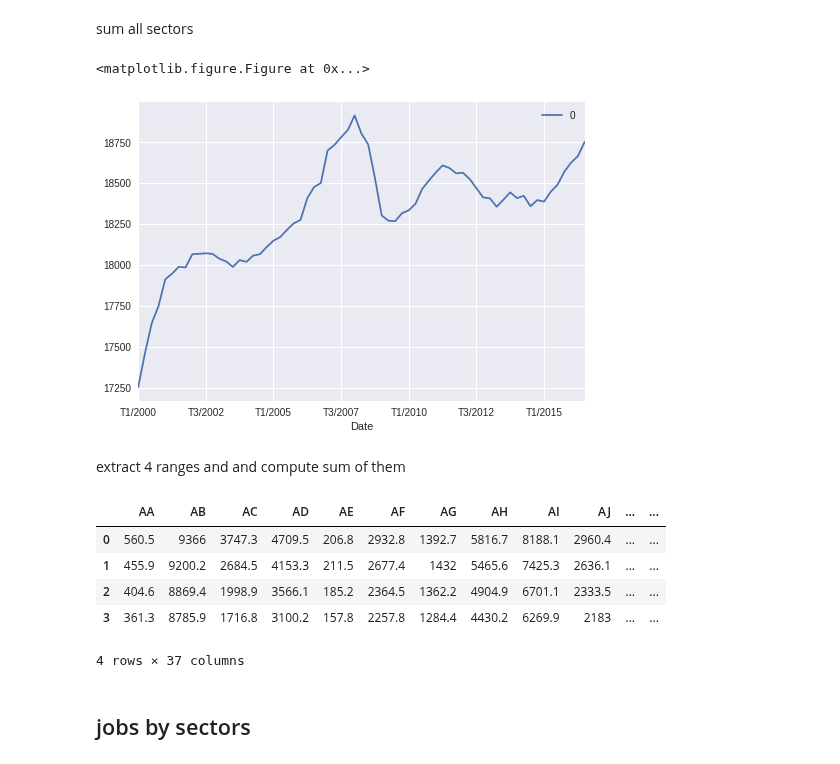
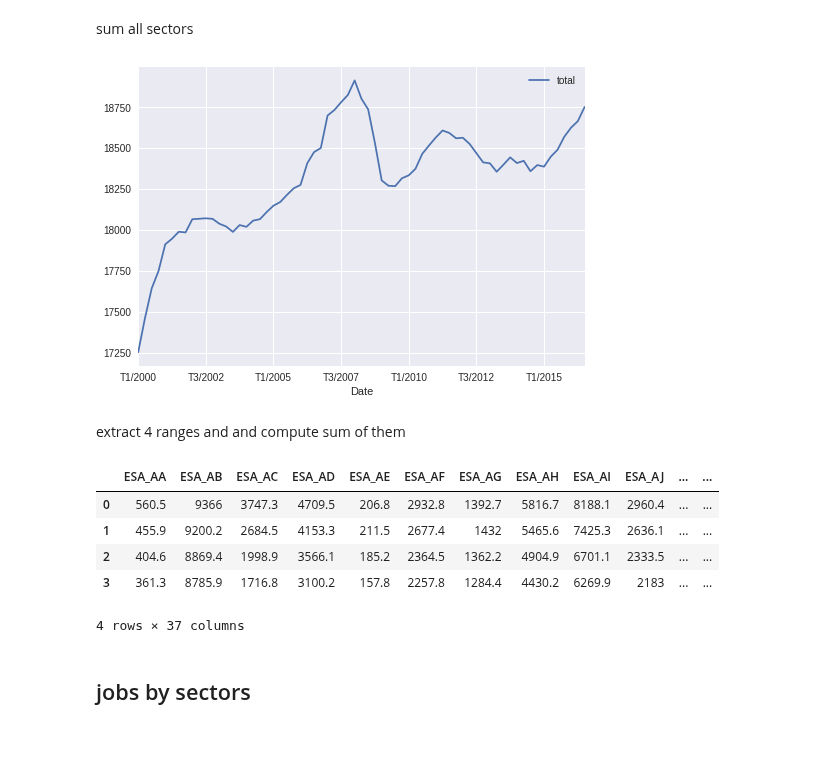
Before and after one commit to sebwdz/JobAnalysis, a Jupyter notebook: notebooks/ESA descriptive analysis.ipynb, the cells around one changed output. Cells and saved outputs as stored; diff of their text form; code cells hidden in the pictures.

```diff
--- a/notebooks/ESA descriptive analysis.ipynb
+++ b/notebooks/ESA descriptive analysis.ipynb
@@ -23,0 +31,3 @@ data_frame.head()
+# %%
+data_frame, columns = data.esa.data_set()
+data_frame.head()
@@ -24,14 +42,13 @@ data_frame.head()
 # %% [markdown]
 sum all sectors
 # %%
-s = data_frame.copy().drop("Date", axis=1).sum(axis=1)
-plt.figure()
-d = pd.concat([s, data_frame[["Date"]]], axis=1)
-d.plot(x="Date")
-plt.show()
+sum_data = data_frame.copy().drop("Date", axis=1).sum(axis=1)
+sum_data = pd.concat([sum_data, data_frame[["Date"]]], axis=1)
+sum_data.columns = ["total", "Date"]
+
+visualization.simple.temporal(sum_data)
 # %% [output]
-<matplotlib.figure.Figure at 0x...>
-[figure, old version]
+[figure, new version]
 # %% [markdown]
 extract 4 ranges and and compute sum of them
 # %%
@@ -39,11 +56,11 @@ d1 = pd.DataFrame(data_frame.head(16).sum(axis=0)).transpose()
 d2 = pd.DataFrame(data_frame.iloc[48:64].sum(axis=0)).transpose()
 d3 = pd.DataFrame(data_frame.iloc[16:32].sum(axis=0)).transpose()
 d4 = pd.DataFrame(data_frame.iloc[32:48].sum(axis=0)).transpose()
-data = pd.concat([d1, d3, d4, d2]).reset_index(drop=True)
-data = data.drop("Date", axis=1)
-data.head()
+q_data = pd.concat([d1, d3, d4, d2]).reset_index(drop=True)
+q_data = q_data.drop("Date", axis=1)
+q_data.head()
 # %% [output]
-|  | AA | AB | AC | AD | AE | AF | AG | AH | AI | AJ | ... | ... |
+|  | ESA_AA | ESA_AB | ESA_AC | ESA_AD | ESA_AE | ESA_AF | ESA_AG | ESA_AH | ESA_AI | ESA_AJ | ... | ... |
 | 0 | 560.5 | 9366 | 3747.3 | 4709.5 | 206.8 | 2932.8 | 1392.7 | 5816.7 | 8188.1 | 2960.4 | ... | ... |
 | 1 | 455.9 | 9200.2 | 2684.5 | 4153.3 | 211.5 | 2677.4 | 1432 | 5465.6 | 7425.3 | 2636.1 | ... | ... |
 | 2 | 404.6 | 8869.4 | 1998.9 | 3566.1 | 185.2 | 2364.5 | 1362.2 | 4904.9 | 6701.1 | 2333.5 | ... | ... |
```
Also changed, not shown: parts of 17 cells of this notebook, 1 other file.
